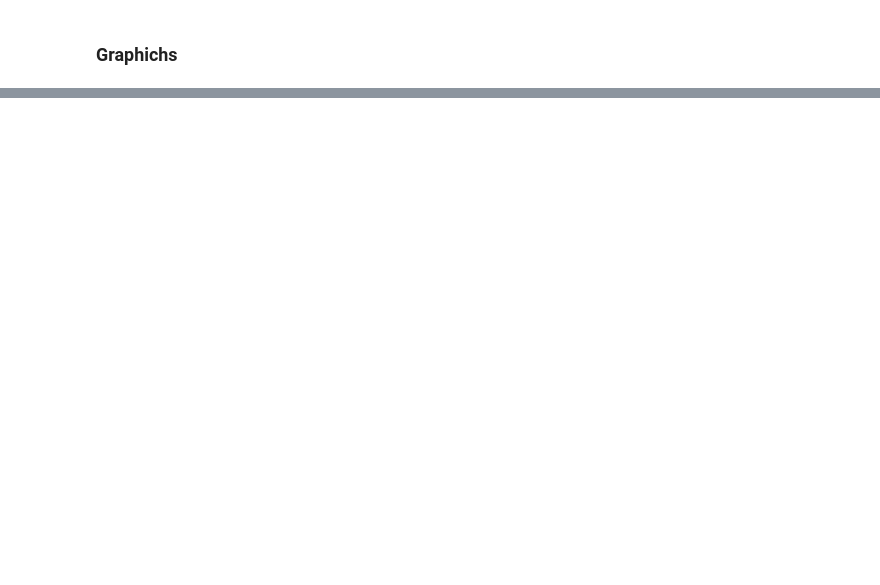
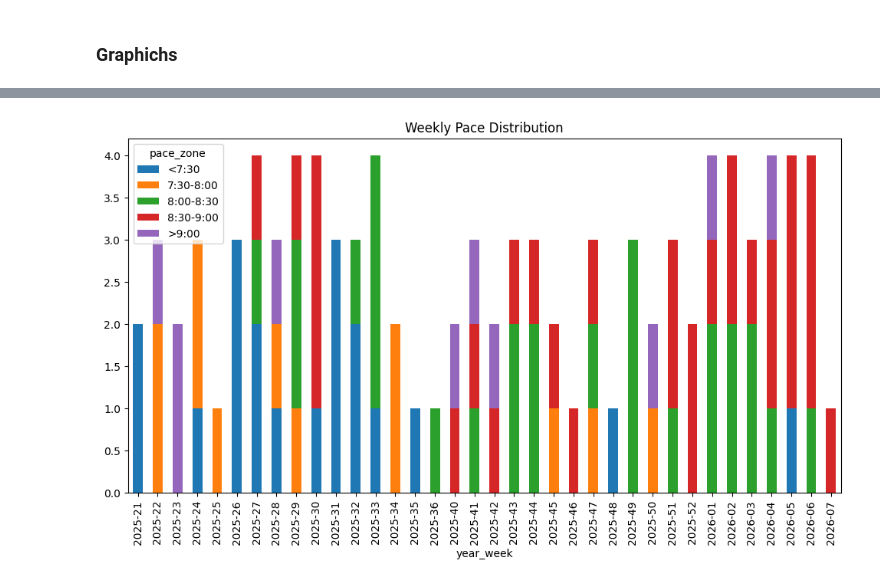
Before and after one commit to AngeloDusu/Strava-running-analysis, a Jupyter notebook: notebooks/weekly_performance.ipynb, the cells around one changed output, grey strips where cells are left out. Cells and saved outputs as stored; diff of their text form; code cells hidden in the pictures; blank space fills up the shorter version.

```diff
--- a/notebooks/weekly_performance.ipynb
+++ b/notebooks/weekly_performance.ipynb
@@ -196,0 +241,17 @@ plt.tight_layout()
+# %%
+bins = [0, 7.5, 8.0, 8.5, 9.0, 12]
+labels = ["<7:30", "7:30-8:00", "8:00-8:30", "8:30-9:00", ">9:00"]
+
+runs["pace_zone"] = pd.cut(runs["pace_min_km"], bins=bins, labels=labels)
+
+weekly_dist = (
+    runs.groupby(["year_week", "pace_zone"])
+    .size()
+    .unstack(fill_value=0)
+)
+
+weekly_dist.plot(kind="bar", stacked=True, figsize=(12, 6))
+plt.title("Weekly Pace Distribution")
+plt.show()
+# %% [output]
+[figure, added]
```
Also changed, not shown: parts of 12 cells of this notebook, 5 other files.
